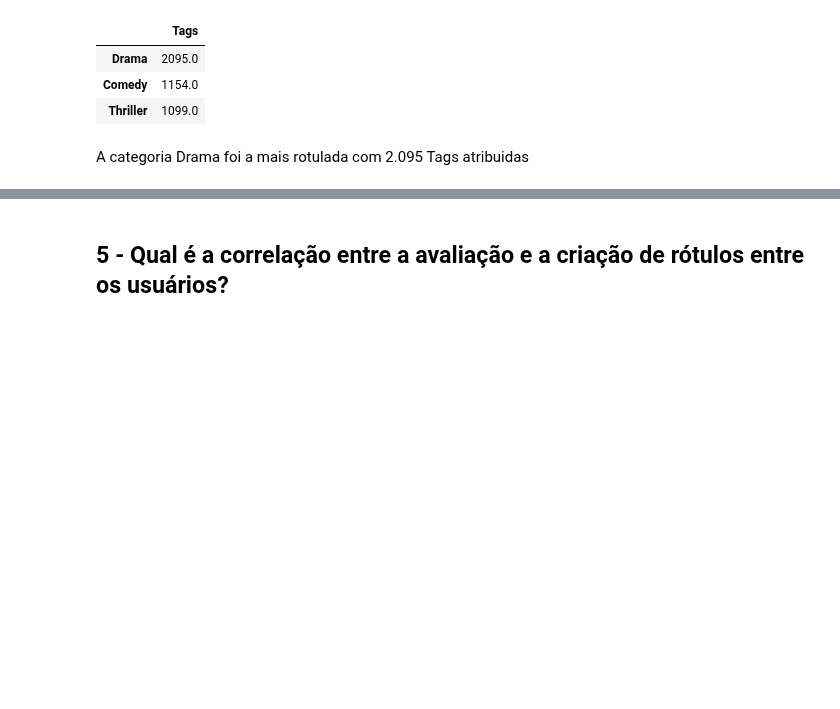
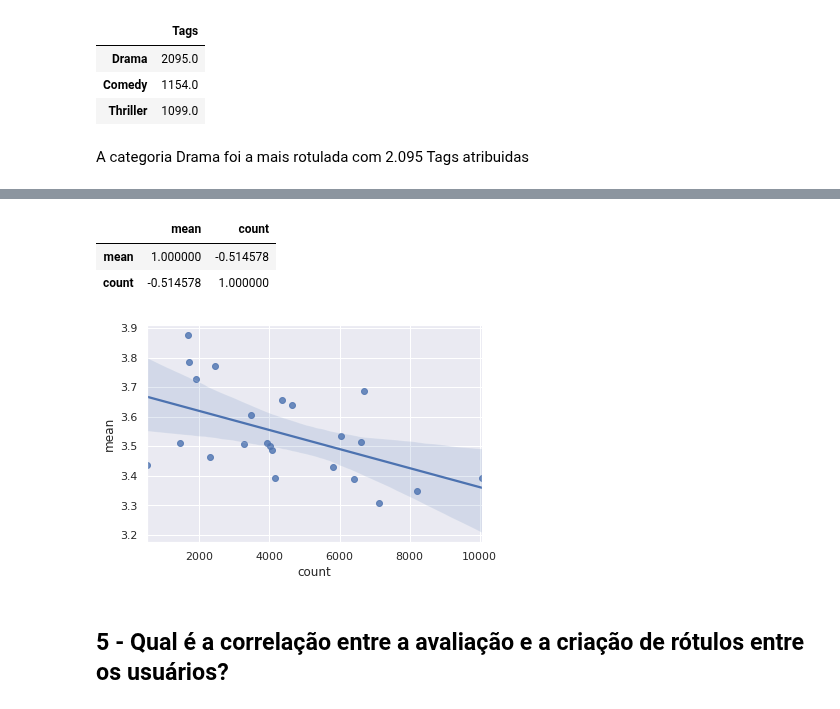
Before and after one commit to dieguim-ifsp-posCD/D1AED, a Jupyter notebook: avaliacoes/20210513-avaliacao01/AED-movie-lens-small.ipynb, the cells around one changed output, grey strips where cells are left out. Drawn from its saved outputs; the diff is of its cells as text; code cells hidden in the pictures; blank space fills up the shorter version.

```diff
--- a/avaliacoes/20210513-avaliacao01/AED-movie-lens-small.ipynb
+++ b/avaliacoes/20210513-avaliacao01/AED-movie-lens-small.ipynb
@@ -913,3 +929,15 @@ plt.show()
+# %%
+ratings_timestamp.corr()
+# %% [output]
+|  | mean | count |
+| mean | 1.000000 | -0.514578 |
+| count | -0.514578 | 1.000000 |
+# %%
+sns.regplot(data=ratings_timestamp, x='count', y='mean')
+
+plt.show()
+# %% [output]
+[figure, added]
 # %% [markdown]
 ## 5 - Qual é a correlação entre a avaliação e a criação de rótulos entre os usuários?
 # %%
```
Also changed, not shown: parts of 10 cells of this notebook.
